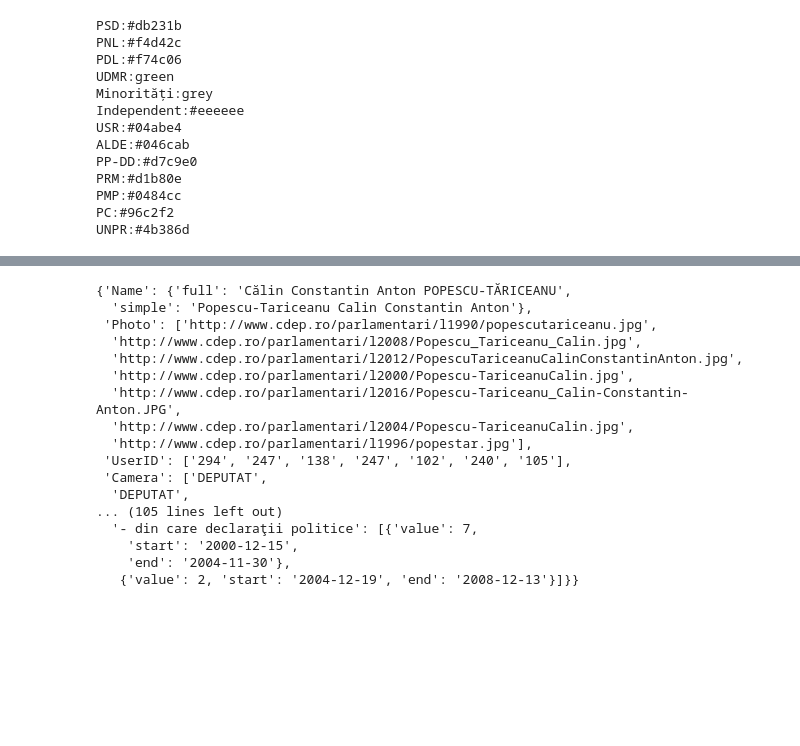
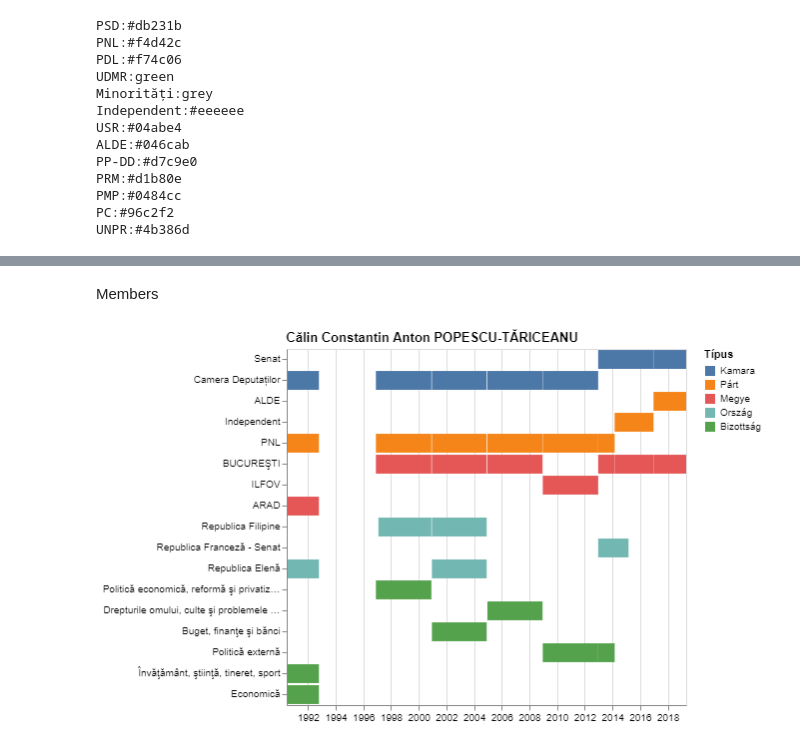
Before and after one commit to csaladenes/influence, a Jupyter notebook: ro/ro-plotter.ipynb, the cells around one changed output, grey strips where cells are left out. Drawn from its saved outputs; the diff is of its cells as text; code cells hidden in the pictures; blank space fills up the shorter version.

Commit message:
updates plots

```diff
--- a/ro/ro-plotter.ipynb
+++ b/ro/ro-plotter.ipynb
@@ -81,6 +81,9 @@ df0=dr.set_index('votid').join(dv.set_index('votid')).reset_index()
 # %%
 df1=df0.groupby('camera').nunique()[['votid','name']]
 df2=df0.groupby('camera').count()[['votid','name']]
+# %%
+szen=['Szenátus','Képviselőház']
+szen2=['Senat','Camera Deputaților']
 # %%
 df3=df2/df1
 df3['Szavazások száma']=df1['votid']
@@ -622,20 +608,0 @@ plinks
-# %%
-nmembers['Popescu-Tariceanu Calin Constantin Anton']
-# %% [output]
-{'Name': {'full': 'Călin Constantin Anton POPESCU-TĂRICEANU',
-  'simple': 'Popescu-Tariceanu Calin Constantin Anton'},
- 'Photo': ['http://www.cdep.ro/parlamentari/l1990/popescutariceanu.jpg',
-  'http://www.cdep.ro/parlamentari/l2008/Popescu_Tariceanu_Calin.jpg',
-  'http://www.cdep.ro/parlamentari/l2012/PopescuTariceanuCalinConstantinAnton.jpg',
-  'http://www.cdep.ro/parlamentari/l2000/Popescu-TariceanuCalin.jpg',
-  'http://www.cdep.ro/parlamentari/l2016/Popescu-Tariceanu_Calin-Constantin-Anton.JPG',
-  'http://www.cdep.ro/parlamentari/l2004/Popescu-TariceanuCalin.jpg',
-  'http://www.cdep.ro/parlamentari/l1996/popestar.jpg'],
- 'UserID': ['294', '247', '138', '247', '102', '240', '105'],
- 'Camera': ['DEPUTAT',
-  'DEPUTAT',
-... (105 lines left out)
-  '- din care declaraţii politice': [{'value': 7,
-    'start': '2000-12-15',
-    'end': '2004-11-30'},
-   {'value': 2, 'start': '2004-12-19', 'end': '2008-12-13'}]}}
@@ -641,0 +611,2 @@ nmembers['Popescu-Tariceanu Calin Constantin Anton']
+# %% [markdown]
+Members
@@ -641,0 +672,13 @@ nmembers['Popescu-Tariceanu Calin Constantin Anton']
+# %%
+alt.Chart(ef,
+          title=m['Name']['full']
+         ).mark_bar().encode(
+    x=alt.X('start:T',title=''),
+    x2='end:T',
+    y=alt.Y('Csoportok:N',title='',
+            sort=alt.EncodingSortField(field="order", op="mean", order='descending')),
+    color=alt.Color('Típus:N',
+        sort=alt.EncodingSortField(field="order", op="mean", order='descending'))
+)
+# %% [output]
+[figure, added]
```
Also changed, not shown: parts of 9 cells of this notebook.
